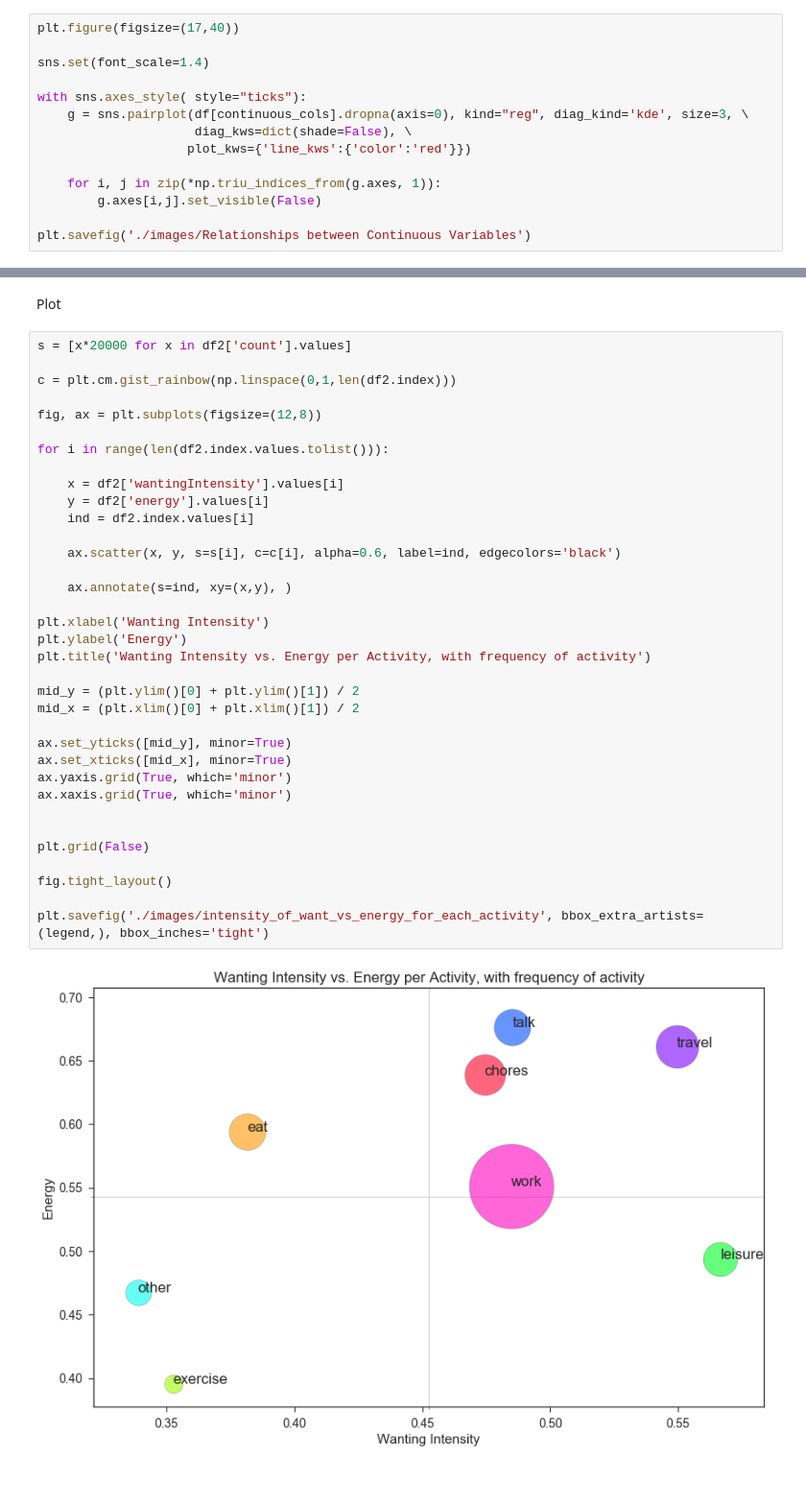
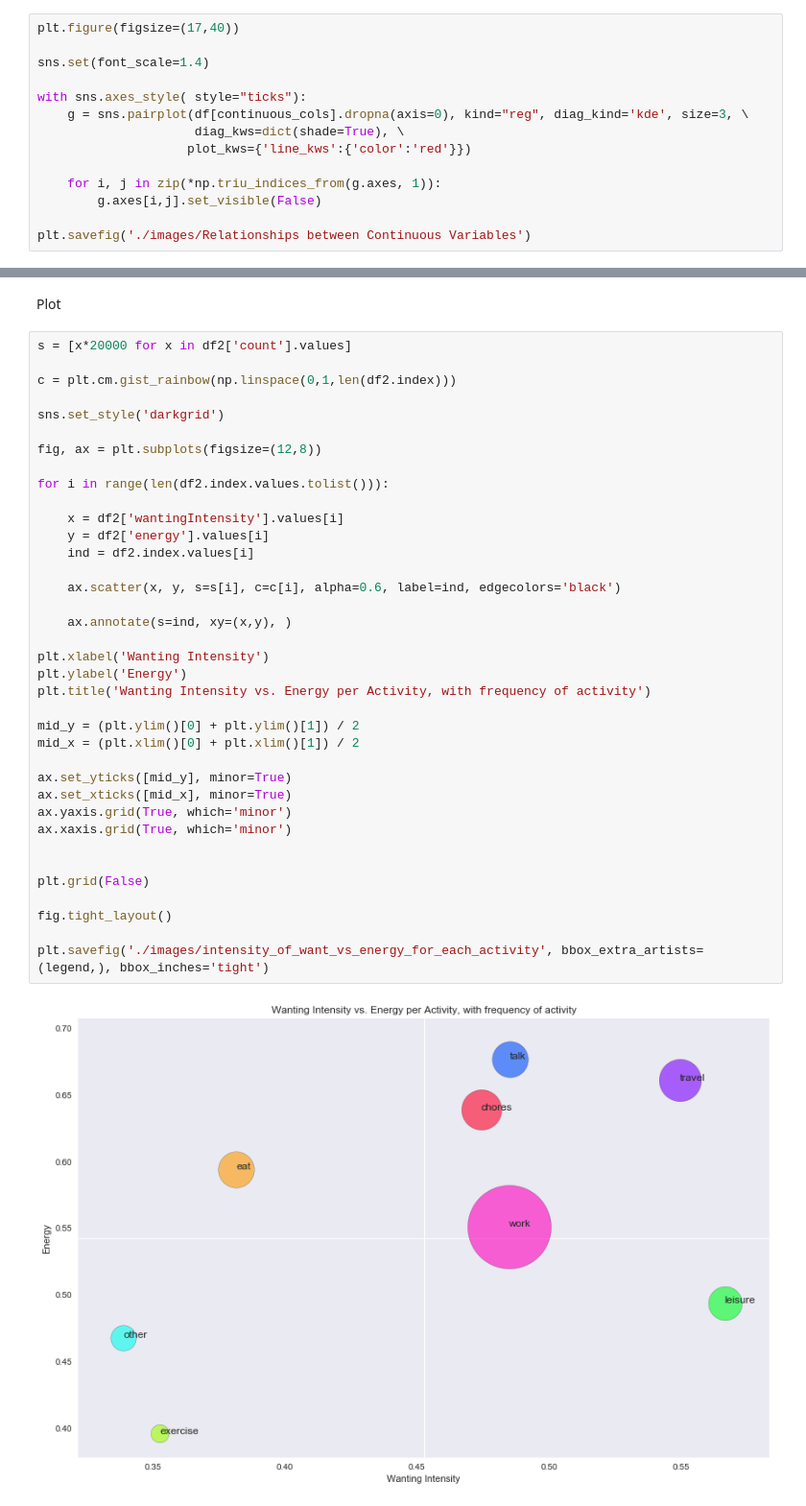
Before and after one commit to NathanZorndorf/self-qwantify-research, a Jupyter notebook: data-visualizations.ipynb, the cells around one changed output, grey strips where cells are left out. Shown at 96% size. Drawn from its saved outputs; the diff is of its cells as text; blank space fills up the shorter version.

```diff
--- a/data-visualizations.ipynb
+++ b/data-visualizations.ipynb
@@ -359,7 +359,7 @@ sns.set(font_scale=1.4)
 
 with sns.axes_style( style="ticks"):
     g = sns.pairplot(df[continuous_cols].dropna(axis=0), kind="reg", diag_kind='kde', size=3, \
-                     diag_kws=dict(shade=False), \
+                     diag_kws=dict(shade=True), \
                     plot_kws={'line_kws':{'color':'red'}})
 
     for i, j in zip(*np.triu_indices_from(g.axes, 1)):
@@ -394,36 +394,38 @@ Plot
 s = [x*20000 for x in df2['count'].values]
 
 c = plt.cm.gist_rainbow(np.linspace(0,1,len(df2.index)))
+
+sns.set_style('darkgrid')
 
 fig, ax = plt.subplots(figsize=(12,8))
 
 for i in range(len(df2.index.values.tolist())):
 
     x = df2['wantingIntensity'].values[i]
     y = df2['energy'].values[i]
     ind = df2.index.values[i]
 
     ax.scatter(x, y, s=s[i], c=c[i], alpha=0.6, label=ind, edgecolors='black')
 
     ax.annotate(s=ind, xy=(x,y), )
 
 plt.xlabel('Wanting Intensity')
 plt.ylabel('Energy')
 plt.title('Wanting Intensity vs. Energy per Activity, with frequency of activity')
 
 mid_y = (plt.ylim()[0] + plt.ylim()[1]) / 2
 mid_x = (plt.xlim()[0] + plt.xlim()[1]) / 2
 
 ax.set_yticks([mid_y], minor=True)
 ax.set_xticks([mid_x], minor=True)
 ax.yaxis.grid(True, which='minor')
 ax.xaxis.grid(True, which='minor')
 
 
 plt.grid(False)
 
 fig.tight_layout()
 
 plt.savefig('./images/intensity_of_want_vs_energy_for_each_activity', bbox_extra_artists=(legend,), bbox_inches='tight')
 # %% [output]
-[figure, old version]
+[figure, new version]
```
Also changed, not shown: parts of 1 cell of this notebook, 4 other files.
